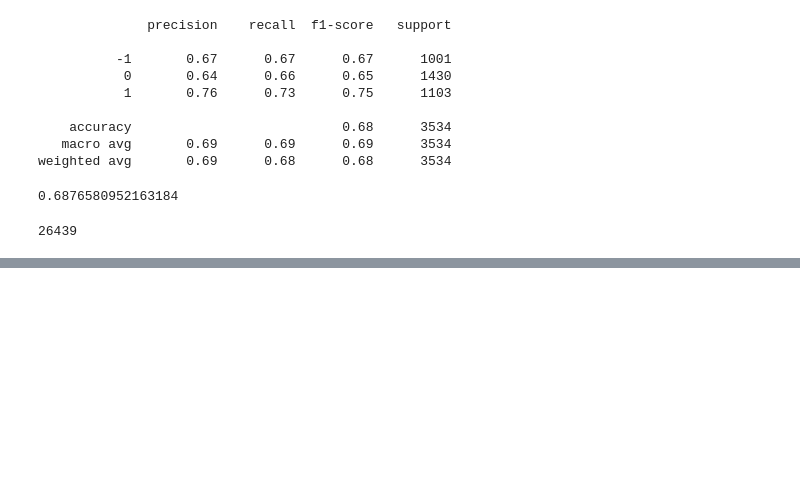
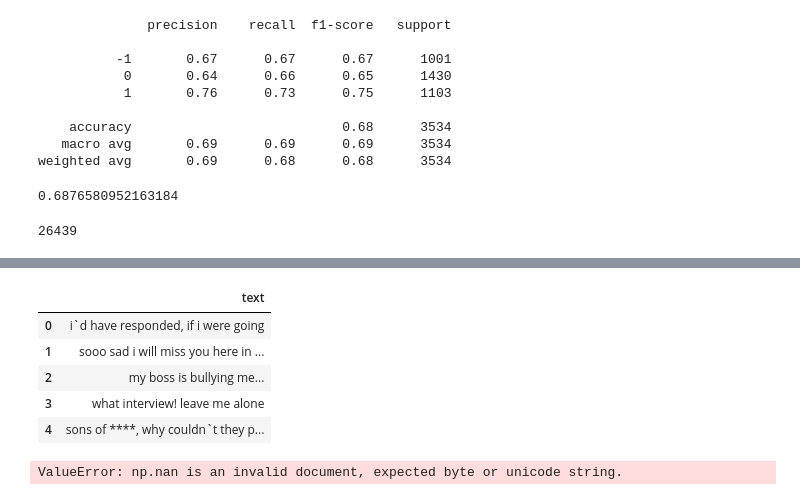
Before and after one commit to Fabien-DS/DSA_Sentiment, a Jupyter notebook: notebooks/Model.ipynb, the cells around one changed output, grey strips where cells are left out. Saved outputs shown, nothing was run; the diff lists cells and outputs as text; code cells hidden in the pictures; blank space fills up the shorter version.

```diff
--- a/notebooks/Model.ipynb
+++ b/notebooks/Model.ipynb
@@ -209,6 +217,9 @@ import numpy as np
 # %%
-train_data = documents['train']['text'].apply(lambda x : str(x).lower())
-train_labels = documents['train']['sentiment'].apply(lambda x : transform_target(x))
+#train_data = documents['train']['text'].apply(lambda x : str(x).lower())
+data = pd.DataFrame(documents['train']).dropna(inplace=True)
+data = data.reset_index(drop=True)
+train_data = data['text'].str.lower()
+train_labels = data['sentiment'].apply(lambda x : transform_target(x))
 
 for i in range(3):
     print("{}\t{}".format(train_data[i], train_labels[i]))
@@ -315,6 +356,25 @@ classifier = Pipeline([
     ('clf', XGBClassifier(max_depth=3, n_estimators=300, learning_rate=0.1)),
 #    ('clf', RandomForestClassifier()),
     ])
+# %%
+X_train = pd.DataFrame(train_data, columns=['text'])
+y_train=train_labels
+X_test = pd.DataFrame(test_data, columns=['text'])
+y_test=test_labels
+# %%
+X_train.head()
+# %% [output]
+|  | text |
+| 0 | i`d have responded, if i were going |
+| 1 | sooo sad i will miss you here in ... |
+| 2 | my boss is bullying me... |
+| 3 | what interview! leave me alone |
+| 4 | sons of ****, why couldn`t they p... |
+# %%
+classifier.fit(X_train, y_train)
+preds = classifier.predict(X_test)
+# %% [output]
+ValueError: np.nan is an invalid document, expected byte or unicode string.
 # %%
 text_clf = Pipeline([
      ('vect', TfidfVectorizer()),
```
Also changed, not shown: parts of 12 cells of this notebook, 3 other files.
